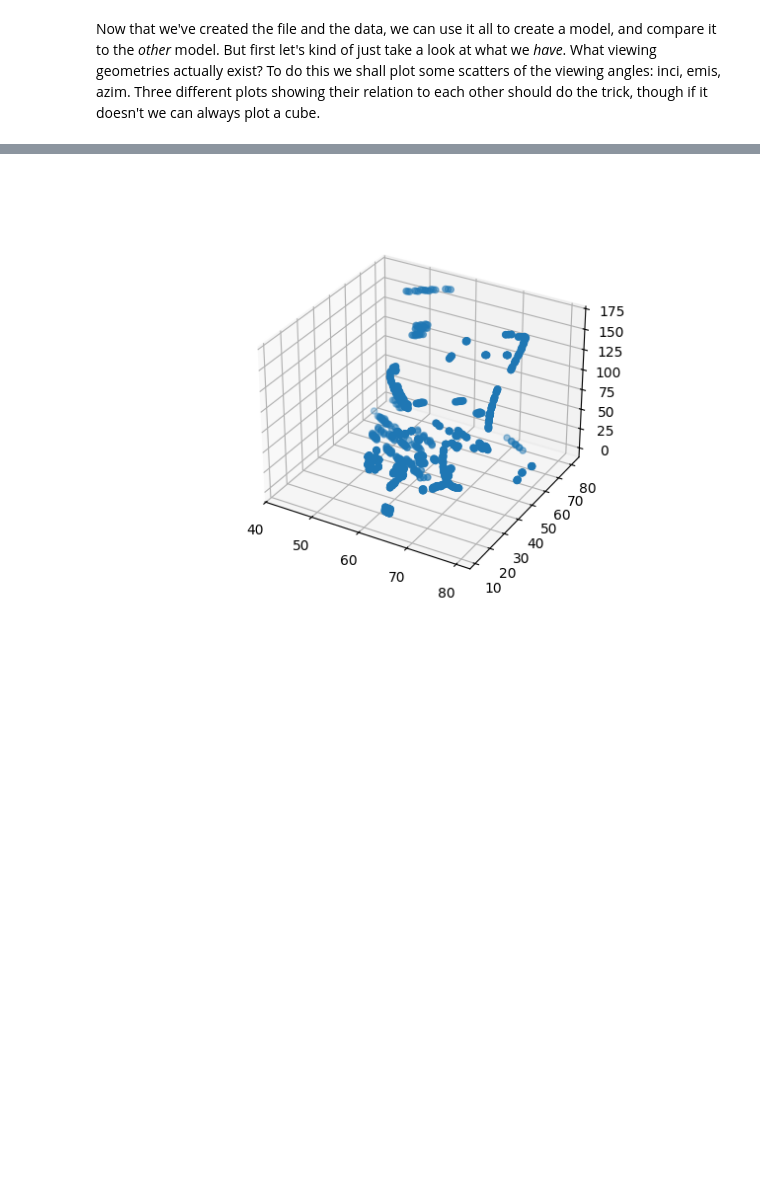
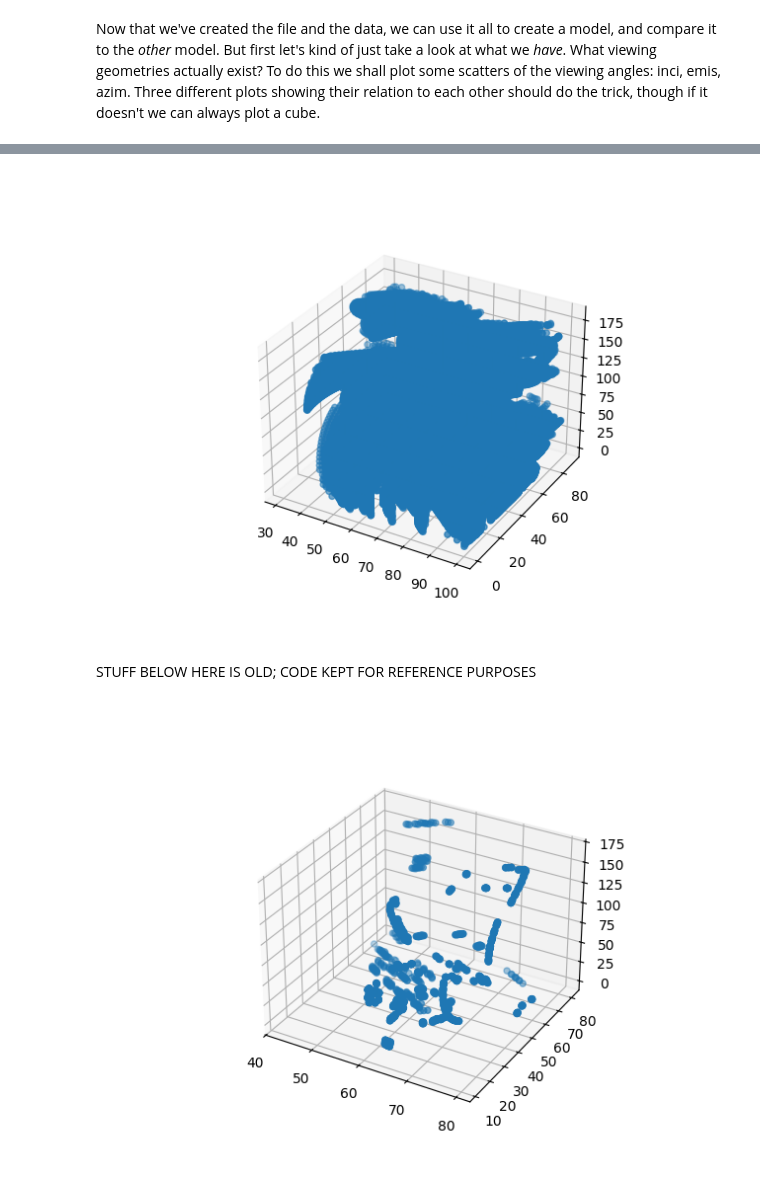
Before and after one commit to GMBlackjack/GMsNotes, a Jupyter notebook: SCRATCH WORK/LambertianSpecularDifferences/Specular Model Tester Present Comparison Method.ipynb, the cells around one changed output, grey strips where cells are left out. Drawn from its saved outputs; the diff is of its cells as text; code cells hidden in the pictures; blank space fills up the shorter version.

```diff
--- a/SCRATCH WORK/LambertianSpecularDifferences/Specular Model Tester Present Comparison Method.ipynb
+++ b/SCRATCH WORK/LambertianSpecularDifferences/Specular Model Tester Present Comparison Method.ipynb
@@ -982,0 +1543,11 @@ Now that we've created the file and the data, we can use it all to create a mode
+# %%
+#3D?
+%matplotlib ipympl
+fig = plt.figure()
+ax = fig.add_subplot(projection='3d')
+
+ax.scatter(inciP,emisP,azimP)
+
+plt.show()
+# %% [output]
+[figure, added]
@@ -983,3 +1556,5 @@ Now that we've created the file and the data, we can use it all to create a mode
+# %% [markdown]
+STUFF BELOW HERE IS OLD; CODE KEPT FOR REFERENCE PURPOSES
 # %%
 # Read in the files
 inciS = []
```
Also changed, not shown: parts of 9 cells of this notebook, 44 other files.
